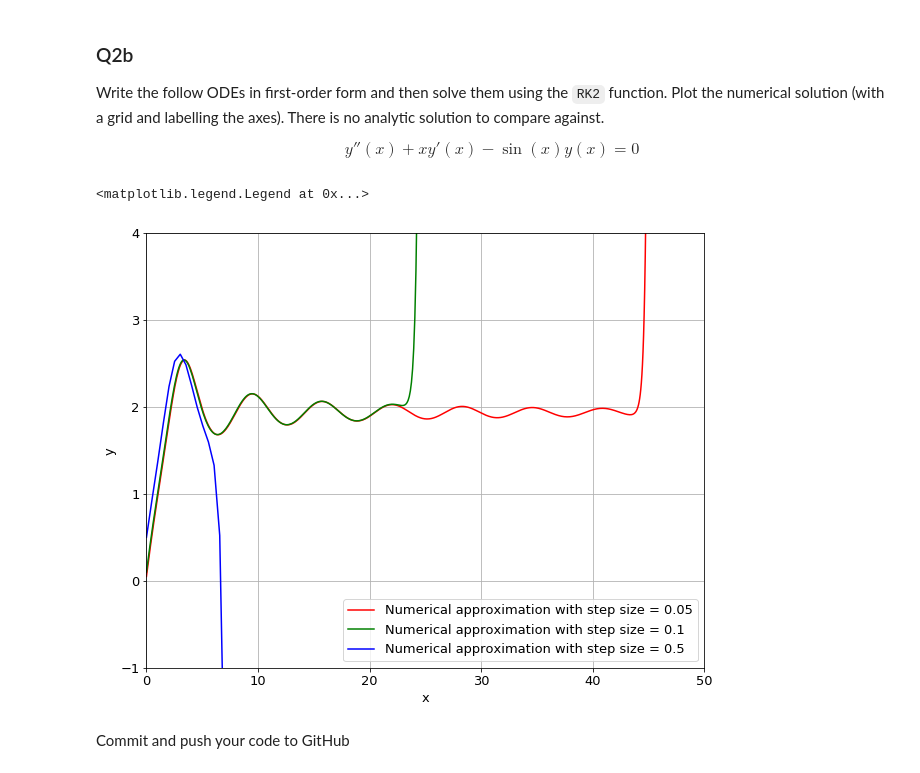
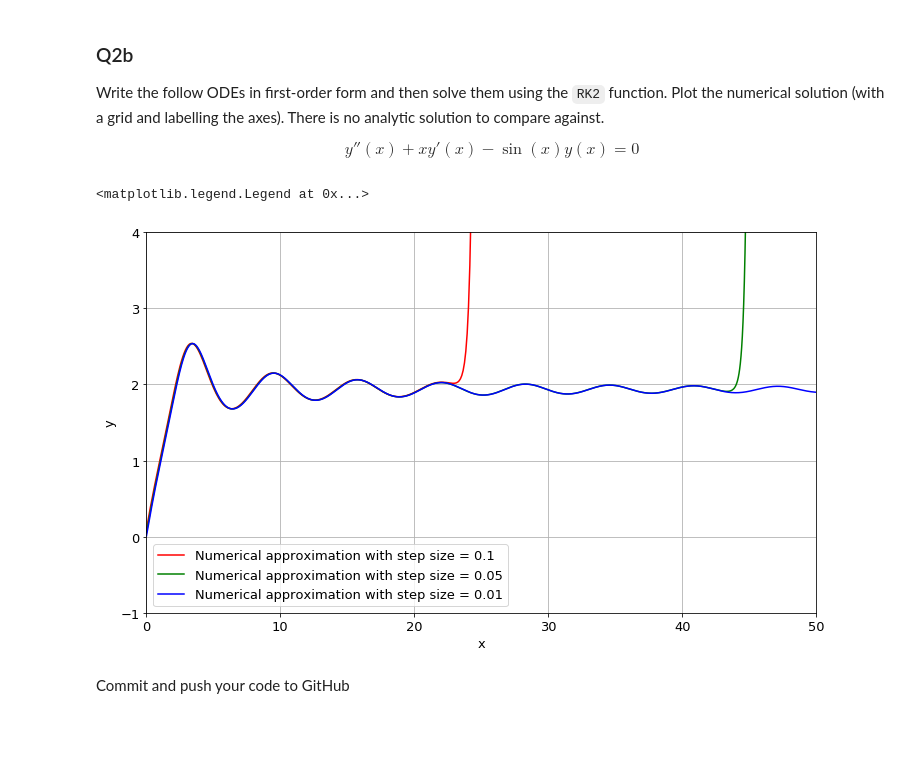
Before and after one commit to MichealHeanue/ACM20030, a Jupyter notebook: Assignment-3.ipynb, the cells around one changed output. Drawn from its saved outputs; the diff is of its cells as text; code cells hidden in the pictures; blank space fills up the shorter version.

```diff
--- a/Assignment-3.ipynb
+++ b/Assignment-3.ipynb
@@ -19,10 +19,11 @@ You should have saved this notebook to your ACM20030-Assignments folder. Now:
 # %%
 import numpy as np
 import matplotlib.pyplot as plt
+from functools import reduce
 
 # The below commands make the font and image size bigger
 plt.rcParams.update({'font.size': 13})
-plt.rcParams["figure.figsize"] = (10,8)
+plt.rcParams["figure.figsize"] = (12,7)
 # %% [markdown]
 ## Question 1: Linear least-square fitting
 This questions asks you to write a function to find the best linear fit to a dataset and then apply that function to a few data sets. As always when testing a new piece of code, you should first test the code on a small data set for which you know the result. The other advantage of testing with a small dataset is that you can manually check each step of the calculation if you need to debug the code.
@@ -192,14 +193,16 @@ def f(x,y):
     return  np.array([y[1], -.25*y[0]+y[1]-np.sin(x)])
 def graph(s,a):
     xn = np.linspace(0, 9, 9/s)
-    yn = [RK2(f,s,0,[0,.73],int(9/s))[i][1] for i in range(0,int(9/s))]
-    plt.plot(xn,yn,a,label="Numerical approximation with step size ="+str(s))
-graph(.1,'r-') #step size here = 9/25
+    out = RK2(f,s,0,[0,.73],int(9/s))  #plots for steps equal to the range divided by the step size
+    yn = [out[i][1] for i in range(0,int(9/s))]
+    plt.plot(xn,yn,a,label="Numerical approximation with step size = "+str(s))
+graph(.1,'r-') #step size here = .1 and colour = red
+graph(.03,'b-')
 graph(.05,'g-')
-graph(.03,'b-')
 plt.grid(True)
 plt.xlabel("x")
 plt.ylabel("y")
+plt.xlim(0,9)
 x = np.linspace(0,9,200)
 plt.plot(x,(1/100)*(-7*x*np.e**(x/2)+64*np.e**(x/2)+48*np.sin(x)-64*np.cos(x)),'c-',label="Analytic Solution")
 plt.legend()
@@ -220,24 +223,25 @@ Write the follow ODEs in first-order form and then solve them using the `RK2` fu
 $$y''(x) + x y'(x) - \sin(x) y(x) = 0 $$
 # %%
 #taking y0 to be equal to [0,1]
-def g(x,y):
+def g(x,y):  #prints the vlaues of x' and y'
     return  np.array([y[1], np.sin(x)*y[0]-x*y[1]])
 def graph(s,a):
     xn = np.linspace(0, 50, 50/s)
-    yn = [RK2(g,s,0,[0,1],int(50/s))[i][1] for i in range(0,int(50/s))]
+    out = RK2(g,s,0,[0,1],int(50/s))
+    yn = [out[i][1] for i in range(0,int(50/s))]
     plt.plot(xn,yn,a,label="Numerical approximation with step size = "+str(s))
-graph(.05,'r-')
-graph(.1,'g-')
-graph(.5,'b-')
+graph(.1,'r-')
+graph(.05,'g-')
+graph(.01,'b-')
 plt.grid(True)
 plt.xlabel("x")
 plt.ylabel("y")
 plt.xlim(0,50)
 plt.ylim(-1,4)
 plt.legend()
 # %% [output]
 <matplotlib.legend.Legend at 0x...>
-[figure, old version]
+[figure, new version]
 # %% [markdown]
 Commit and push your code to GitHub
 # %% [markdown]
```
Also changed, not shown: parts of 10 cells of this notebook.
